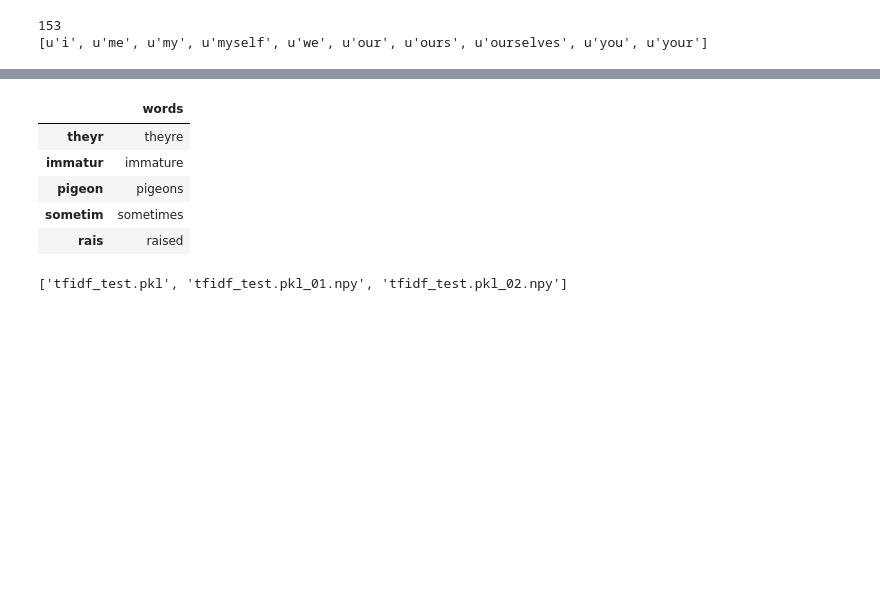
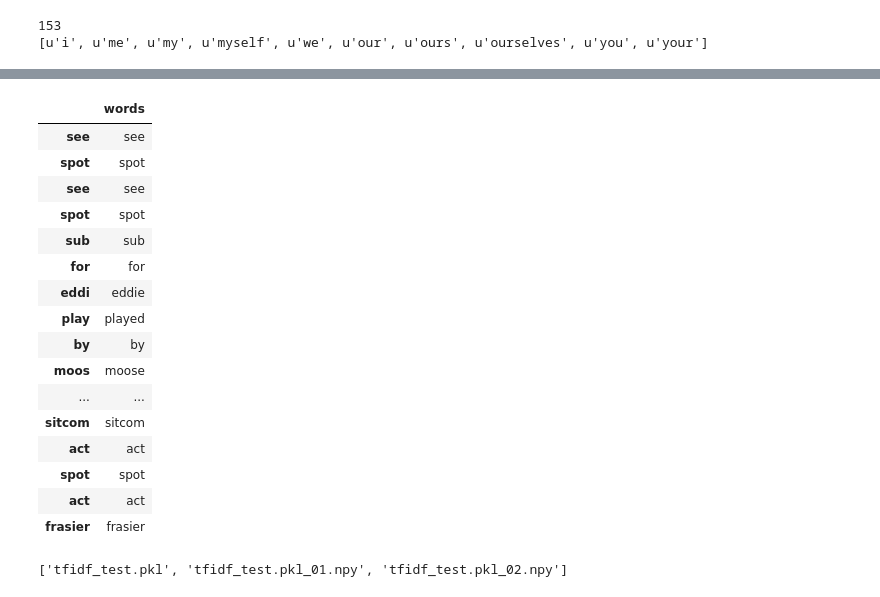
Before and after one commit to nfranchetti/Jeopardy, a Jupyter notebook: part3/clustering_first_steps.ipynb, the cells around one changed output, grey strips where cells are left out. Drawn from its saved outputs; the diff is of its cells as text; code cells hidden in the pictures; blank space fills up the shorter version.

```diff
--- a/part3/clustering_first_steps.ipynb
+++ b/part3/clustering_first_steps.ipynb
@@ -165,14 +170,25 @@ for i in questions:
 # %%
 vocab_frame = pd.DataFrame({'words': totalvocab_tokenized}, index = totalvocab_stemmed)
 # %%
-vocab_frame.head()
+vocab_frame.head(20)
 # %% [output]
 |  | words |
-| theyr | theyre |
-| immatur | immature |
-| pigeon | pigeons |
-| sometim | sometimes |
-| rais | raised |
+| see | see |
+| spot | spot |
+| see | see |
+| spot | spot |
+| sub | sub |
+| for | for |
+| eddi | eddie |
+| play | played |
+| by | by |
+| moos | moose |
+| ... | ... |
+| sitcom | sitcom |
+| act | act |
+| spot | spot |
+| act | act |
+| frasier | frasier |
 # %%
 from sklearn.feature_extraction.text import TfidfVectorizer
 from sklearn.externals import joblib
```
Also changed, not shown: parts of 16 cells of this notebook, 1 other file.
